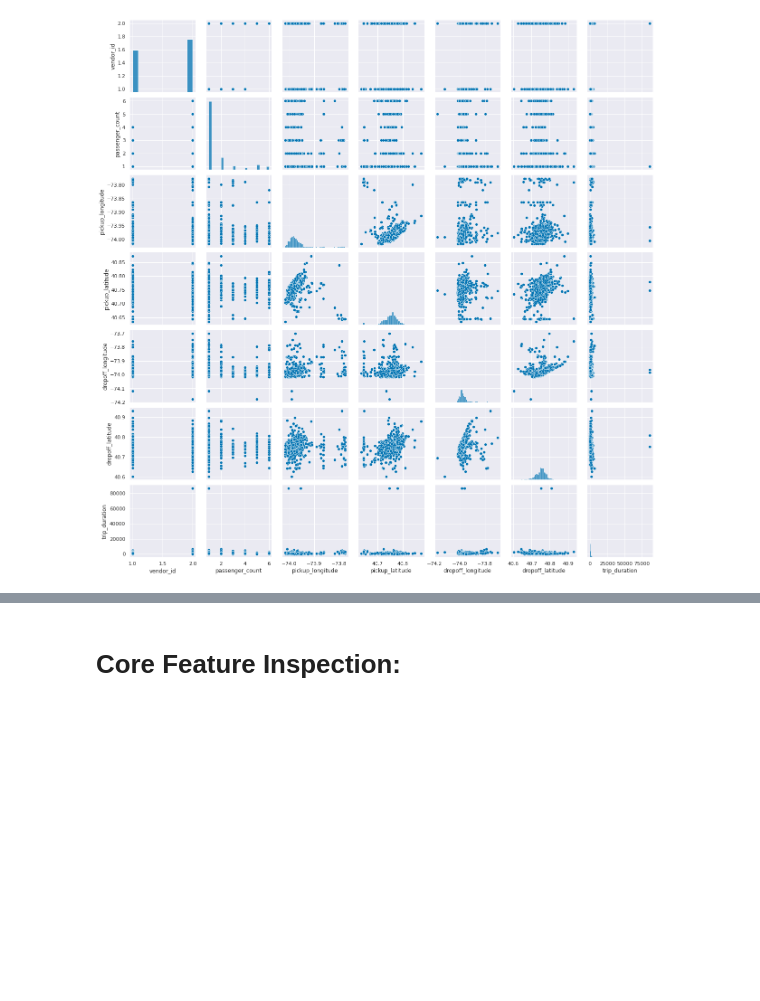
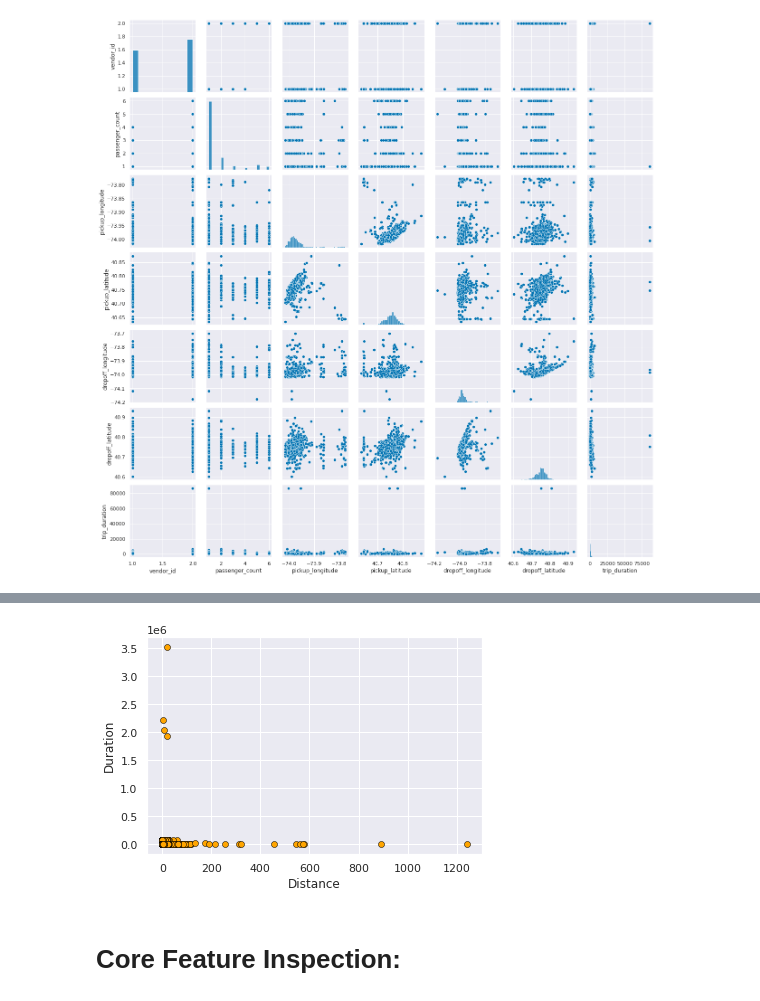
Before and after one commit to SirHendel/DAT158_ML-Assignment_2, a Jupyter notebook: newyorktaxitripduration-ricardasdraft.ipynb, the cells around one changed output, grey strips where cells are left out. Saved outputs shown, nothing was run; the diff lists cells and outputs as text; code cells hidden in the pictures; blank space fills up the shorter version.

```diff
--- a/newyorktaxitripduration-ricardasdraft.ipynb
+++ b/newyorktaxitripduration-ricardasdraft.ipynb
@@ -294,6 +294,13 @@ nyc_train_data.head()
 | 2 | id3858529 | 2 | 2016-01-19 11:35:24 | 2016-01-19 12:10:48 | 1 | -73.979027 | ... |
 | 3 | id3504673 | 2 | 2016-04-06 19:32:31 | 2016-04-06 19:39:40 | 1 | -74.010040 | ... |
 | 4 | id2181028 | 2 | 2016-03-26 13:30:55 | 2016-03-26 13:38:10 | 1 | -73.973053 | ... |
+# %%
+plt.scatter(nyc_train_data['distance'],nyc_train_data['trip_duration'], c = "orange", linewidths = 0.5 , edgecolor = "black")
+plt.xlabel("Distance")
+plt.ylabel("Duration")
+plt.show()
+# %% [output]
+[figure, added]
 # %% [markdown]
 # Core Feature Inspection:
 # %%
```
Also changed, not shown: parts of 4 cells of this notebook.
